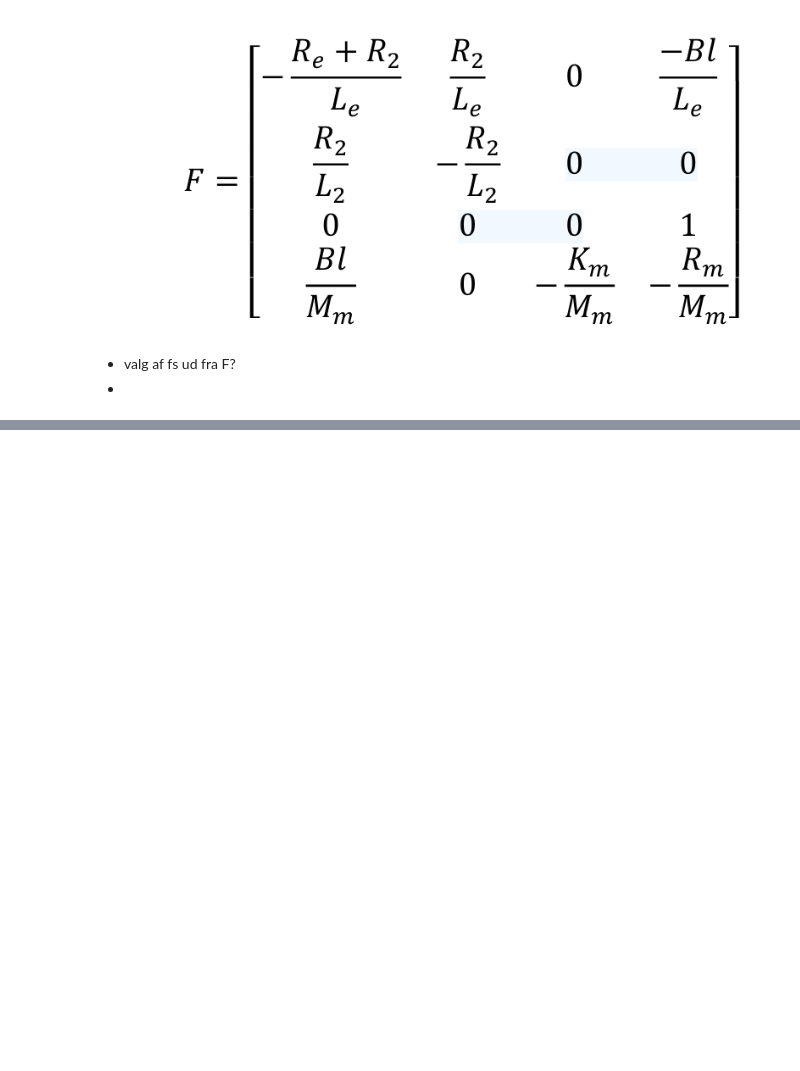
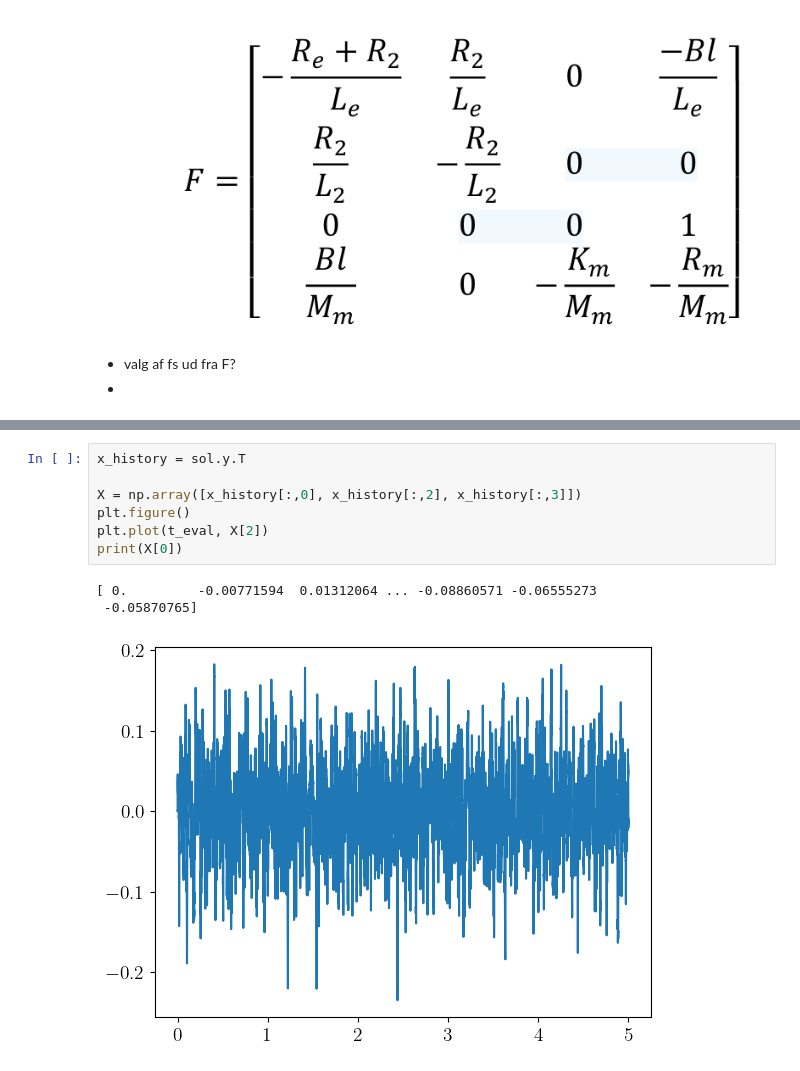
Before and after one commit to istlf/non-linear-transducers-project, a Jupyter notebook: Lab E - part 2 - non-linear-model.ipynb, the cells around one changed output, grey strips where cells are left out. Drawn from its saved outputs; the diff is of its cells as text; blank space fills up the shorter version.

```diff
--- a/Lab E - part 2 - non-linear-model.ipynb
+++ b/Lab E - part 2 - non-linear-model.ipynb
@@ -228,0 +458,11 @@ freq res: 3.0000921149594695
+# %%
+x_history = sol.y.T
+
+X = np.array([x_history[:,0], x_history[:,2], x_history[:,3]])
+plt.figure()
+plt.plot(t_eval, X[2])
+print(X[0])
+# %% [output]
+[ 0.         -0.00771594  0.01312064 ... -0.08860571 -0.06555273
+ -0.05870765]
+[figure, added]
```
Also changed, not shown: parts of 12 cells of this notebook, 18 other files.
